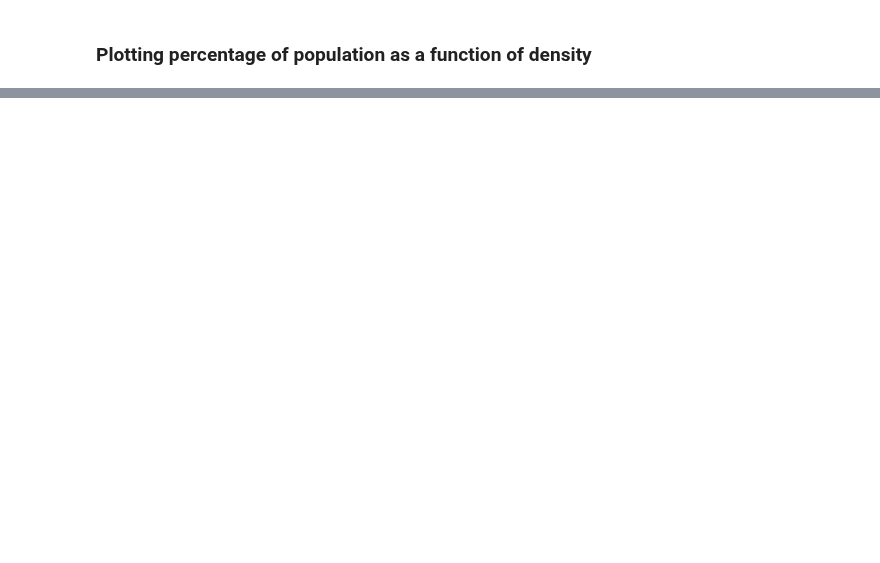
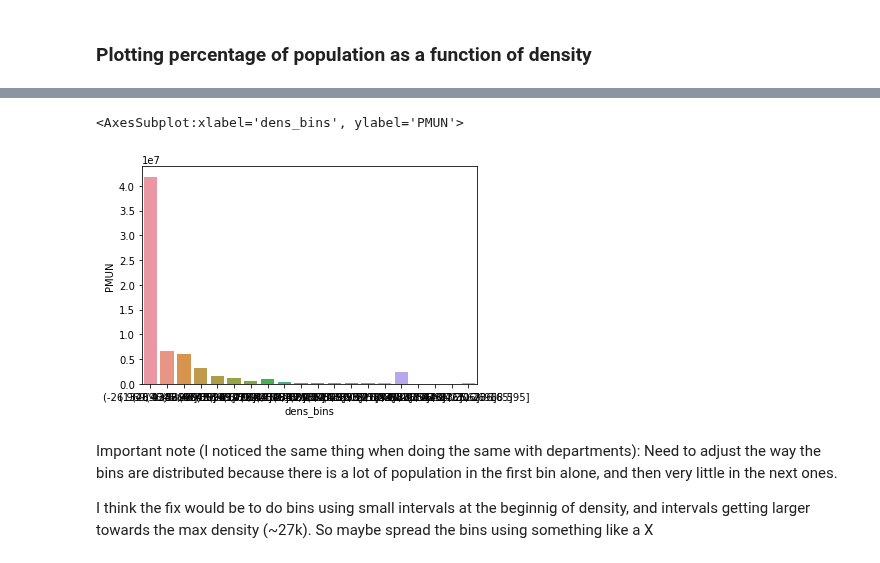
Before and after one commit to Toff-CxDaurade/French-Population, a Jupyter notebook: data_population-density.ipynb, the cells around one changed output, grey strips where cells are left out. Saved outputs shown, nothing was run; the diff lists cells and outputs as text; code cells hidden in the pictures; blank space fills up the shorter version.

Commit message:
added steps for plotting, still need to adjust bins distribution

```diff
--- a/data_population-density.ipynb
+++ b/data_population-density.ipynb
@@ -245,0 +246,5 @@ Joffrey to add new plot here:
+# %%
+# Create bins of population density, groupby those bins, and sum to get the
+# population per bin of density
+df_densite['dens_bins'] = pd.cut(df_densite['DENSITE'], 20)
+df_densite.tail()
@@ -245,0 +258,3 @@ Joffrey to add new plot here:
+# %%
+df_ = df_densite[['PMUN', 'dens_bins']].copy()
+df_.tail()
@@ -245,0 +268,3 @@ Joffrey to add new plot here:
+# %%
+df_grouped = df_.groupby(by='dens_bins').sum()
+df_grouped.tail()
@@ -245,0 +279,11 @@ Joffrey to add new plot here:
+# %%
+# Do a bar chart with the above data (one bar per bin, height of the bar being population in that bin)
+sns.barplot(data=df_grouped, x=df_grouped.index, y='PMUN')
+# %% [output]
+<AxesSubplot:xlabel='dens_bins', ylabel='PMUN'>
+[figure, added]
+# %% [markdown]
+Important note (I noticed the same thing when doing the same with departments): Need to adjust the way the bins are distributed because there is a lot of population in the first bin alone, and then very little in the next ones.
+
+
+I think the fix would be to do bins using small intervals at the beginnig of density, and intervals getting larger towards the max density (~27k). So maybe spread the bins using something like a X
```
Also changed, not shown: parts of 13 cells of this notebook.
